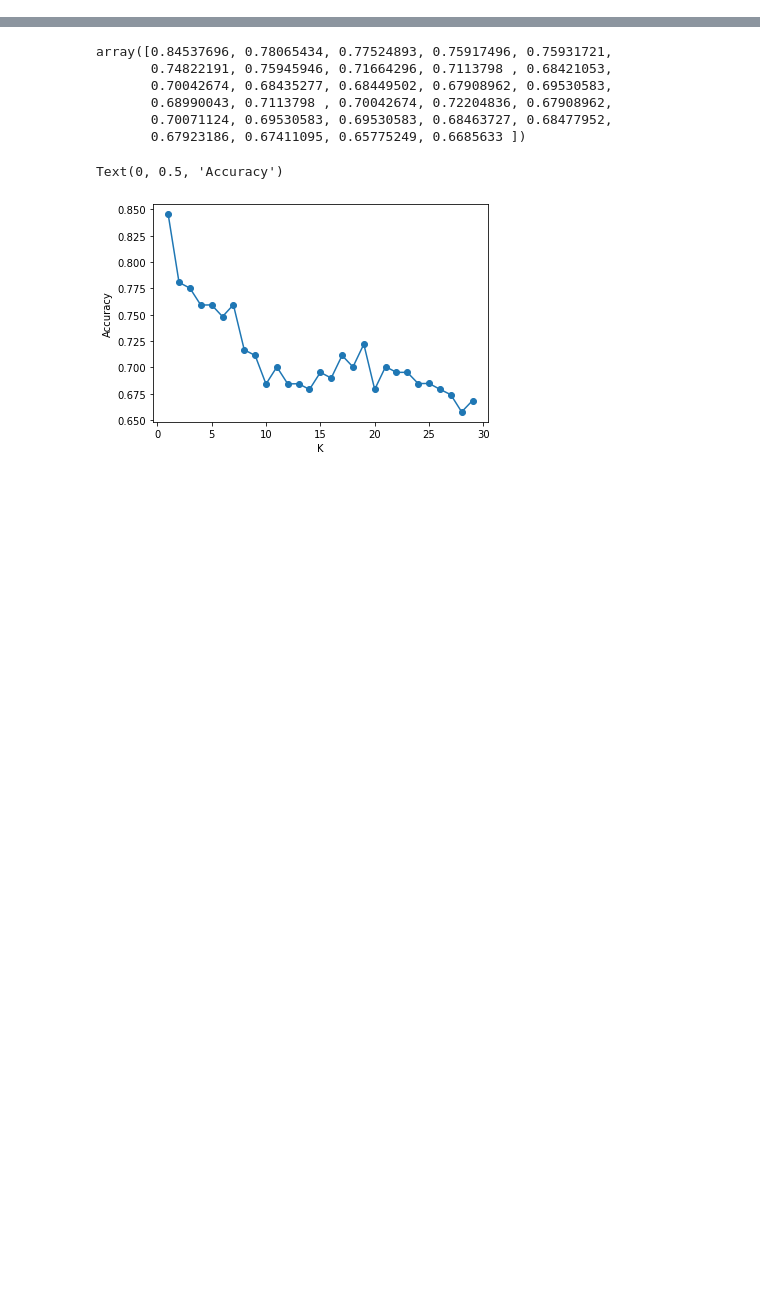
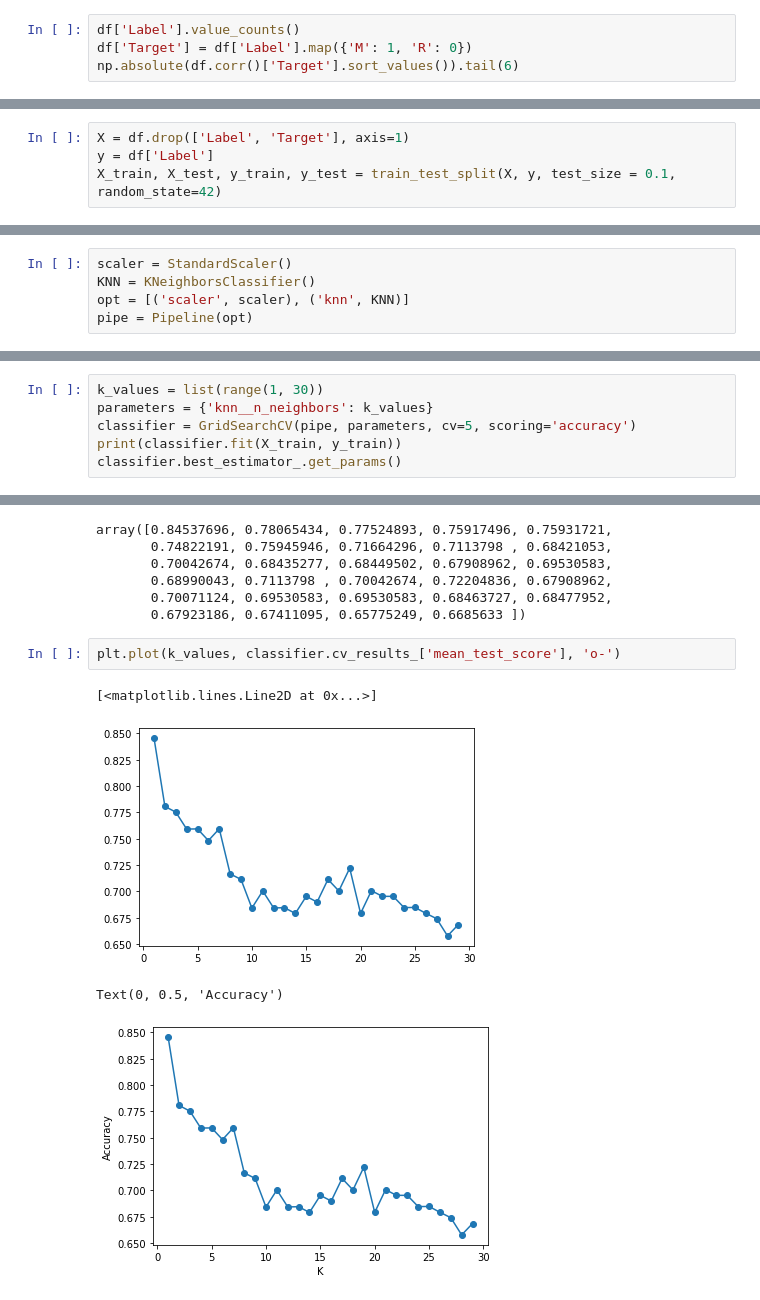
Before and after one commit to SargisHak0byan/Machine-Learning, a Jupyter notebook: Assignment_1/Assignment 1.5.ipynb, the cells around one changed output, grey strips where cells are left out. Drawn from its saved outputs; the diff is of its cells as text; blank space fills up the shorter version.

```diff
--- a/Assignment_1/Assignment 1.5.ipynb
+++ b/Assignment_1/Assignment 1.5.ipynb
@@ -59,3 +70,7 @@ df.head()
 *Additional Note: We're looking for **absolute** correlation values.*
 # %%
 #CODE HERE
+# %%
+df['Label'].value_counts()
+df['Target'] = df['Label'].map({'M': 1, 'R': 0})
+np.absolute(df.corr()['Target'].sort_values()).tail(6)
@@ -78,11 +101,26 @@ Our approach here will be one of using Cross Validation on 90% of the dataset, a
 *Note: The solution uses a random_state=42*
 # %%
 # CODE HERE
+# %%
+X = df.drop(['Label', 'Target'], axis=1)
+y = df['Label']
+X_train, X_test, y_train, y_test = train_test_split(X, y, test_size = 0.1, random_state=42)
 # %% [markdown]
 **TASK: Create a PipeLine that contains both a StandardScaler and a KNN model**
 # %%
 # CODE HERE
+# %%
+scaler = StandardScaler()
+KNN = KNeighborsClassifier()
+opt = [('scaler', scaler), ('knn', KNN)]
+pipe = Pipeline(opt)
 # %% [markdown]
 **TASK: Perform a grid-search with the pipeline to test various values of k and report back the best performing parameters.**
 # %%
 # CODE HERE
+# %%
+k_values = list(range(1, 30))
+parameters = {'knn__n_neighbors': k_values}
+classifier = GridSearchCV(pipe, parameters, cv=5, scoring='accuracy')
+print(classifier.fit(X_train, y_train))
+classifier.best_estimator_.get_params()
@@ -127,6 +200,11 @@ array([0.84537696, 0.78065434, 0.77524893, 0.75917496, 0.75931721,
        0.68990043, 0.7113798 , 0.70042674, 0.72204836, 0.67908962,
        0.70071124, 0.69530583, 0.69530583, 0.68463727, 0.68477952,
        0.67923186, 0.67411095, 0.65775249, 0.6685633 ])
+# %%
+plt.plot(k_values, classifier.cv_results_['mean_test_score'], 'o-')
+# %% [output]
+[<matplotlib.lines.Line2D at 0x...>]
+[figure, added]
 # %%
 # %% [output]
 Text(0, 0.5, 'Accuracy')
```
Also changed, not shown: parts of 8 cells of this notebook.
